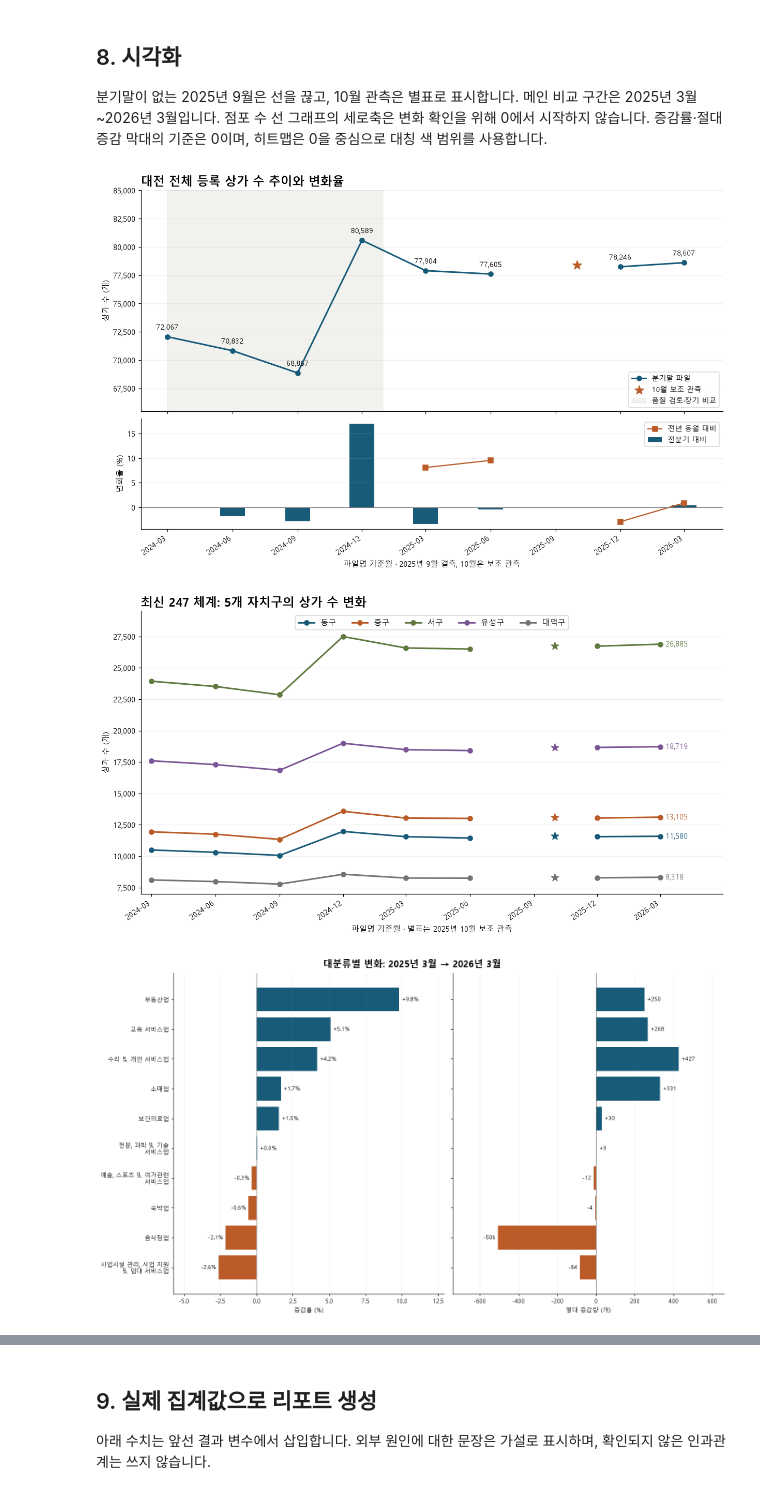
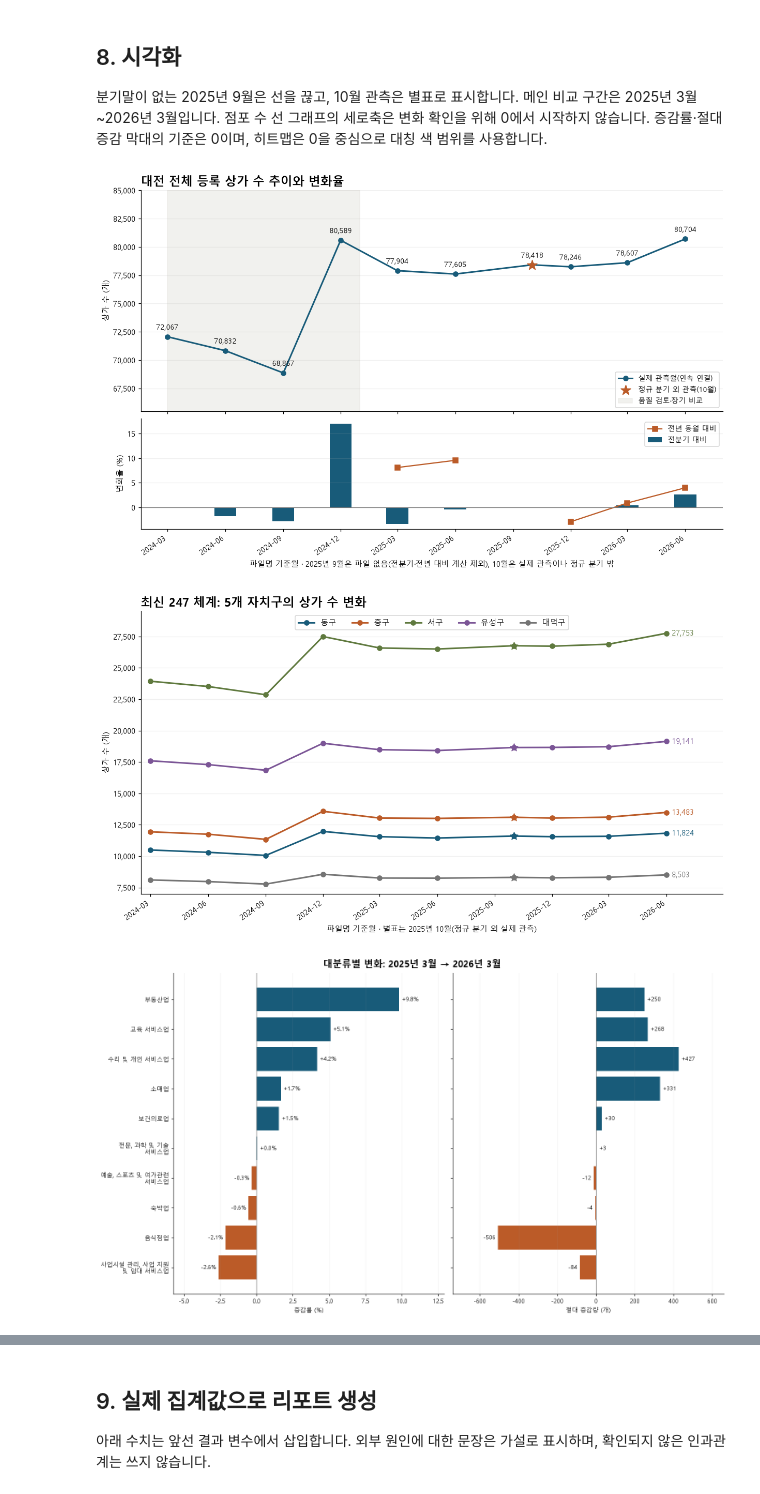
Before and after one commit to Frost0313z/daejeon-commercial-analysis, a Jupyter notebook: analysis.ipynb, the cells around one changed output, grey strips where cells are left out. Saved outputs shown, nothing was run; the diff lists cells and outputs as text; code cells hidden in the pictures.

```diff
--- a/analysis.ipynb
+++ b/analysis.ipynb
@@ -380,7 +380,7 @@ observed = major_panel.groupby('period').store_count.agg(lambda s: s.sum(min_cou
 observed['previous_observation_pct'] = observed.store_count.pct_change(fill_method=None) * 100
 month_numbers = observed.index.to_series().dt.year * 12 + observed.index.to_series().dt.month
 observed['months_since_previous'] = month_numbers.diff()
-quarter_index = pd.date_range(periods[0], END, freq='3MS', name='period')
+quarter_index = pd.date_range(periods[0], periods[-1], freq='3MS', name='period')
 total = observed[['store_count']].reindex(quarter_index)
 total['qoq_pct'] = total.store_count.pct_change(fill_method=None) * 100
 total['yoy_pct'] = total.store_count.pct_change(4, fill_method=None) * 100
@@ -699,11 +700,11 @@ def time_axis(ax):
     ax.yaxis.set_major_formatter(ticker.StrMethodFormatter('{x:,.0f}'))
 
 fig, (ax, rates_ax) = plt.subplots(2, 1, figsize=(11, 7), gridspec_kw={'height_ratios': [2, 1]}, sharex=True, layout='constrained')
-ax.plot(total.index, total.store_count, marker='o', color='#185b79', linewidth=2, label='분기말 파일')
 extra = observed.loc[~observed.index.month.isin(quarter_months)]
-ax.scatter(extra.index, extra.store_count, marker='*', s=140, color='#bb5b28', label='10월 보조 관측', zorder=5)
+ax.plot(observed.index, observed.store_count, marker='o', color='#185b79', linewidth=2, label='실제 관측월(연속 연결)')
+ax.scatter(extra.index, extra.store_count, marker='*', s=170, color='#bb5b28', zorder=5, label='정규 분기 외 관측(10월)')
 ax.axvspan(periods[0], pd.Timestamp('2024-12-31'), color='#e9e8e4', alpha=.6, label='품질 검토·장기 비교')
-for p, value in total.store_count.dropna().items():
+for p, value in observed.store_count.items():
     ax.annotate(f'{value:,.0f}', (p, value), xytext=(0, 9), textcoords='offset points', ha='center', fontsize=9)
 ax.set_ylim(65500, 85000)
 ax.set_title('대전 전체 등록 상가 수 추이와 변화율', loc='left', fontweight='bold', fontsize=15)
@@ -713,7 +714,7 @@ rates_ax.bar(total.index, total.qoq_pct, width=35, color='#185b79', label='전
 rates_ax.plot(total.index, total.yoy_pct, marker='s', color='#bb5b28', label='전년 동월 대비')
 rates_ax.axhline(0, color='#777777', linewidth=.8)
 rates_ax.set_ylabel('변화율 (%)')
-rates_ax.set_xlabel('파일명 기준월 · 2025년 9월 결측, 10월은 보조 관측')
+rates_ax.set_xlabel('파일명 기준월 · 2025년 9월은 파일 없음(전분기·전년 대비 계산 제외), 10월은 실제 관측이나 정규 분기 밖')
 rates_ax.legend(fontsize=9)
 time_axis(ax)
 time_axis(rates_ax)
@@ -721,16 +722,17 @@ save_figure(fig, '01_total_store_trend.png')
 
 fig, ax = plt.subplots(figsize=(11, 6), layout='constrained')
 palette = ['#185b79', '#bb5b28', '#5f793e', '#7b5596', '#747474']
+LATEST = periods[-1]
 for name, color in zip(district_order, palette):
-    series = district[name].reindex(quarter_index)
+    series = district[name].sort_index()
     ax.plot(series.index, series, marker='o', label=name, color=color, linewidth=2)
-    ax.scatter(extra.index, district.loc[extra.index, name], marker='*', color=color, s=100)
-    ax.annotate(f'{district.loc[END, name]:,}', (END, district.loc[END, name]), xytext=(7, 0), textcoords='offset points', color=color, va='center')
-ax.set_xlim(periods[0] - pd.Timedelta(days=15), END + pd.Timedelta(days=90))
+    ax.scatter(extra.index, district.loc[extra.index, name], marker='*', color=color, s=100, zorder=5)
+    ax.annotate(f'{district.loc[LATEST, name]:,}', (LATEST, district.loc[LATEST, name]), xytext=(7, 0), textcoords='offset points', color=color, va='center')
+ax.set_xlim(periods[0] - pd.Timedelta(days=15), LATEST + pd.Timedelta(days=90))
 ax.set_ylim(7000, 29500)
 ax.set_title('최신 247 체계: 5개 자치구의 상가 수 변화', loc='left', fontweight='bold', fontsize=15)
 ax.set_ylabel('상가 수 (개)')
-ax.set_xlabel('파일명 기준월 · 별표는 2025년 10월 보조 관측')
+ax.set_xlabel('파일명 기준월 · 별표는 2025년 10월(정규 분기 외 실제 관측)')
 ax.legend(ncol=5, loc='upper center', bbox_to_anchor=(.5, 1.0))
 time_axis(ax)
 save_figure(fig, '02_district_trend.png')
@@ -767,36 +769,36 @@ ax.set_title('지역 × 대분류 증감률: 2025년 3월 → 2026년 3월', loc
 save_figure(fig, '04_district_category_heatmap.png')
 
 fig, ax = plt.subplots(figsize=(11, 5), layout='constrained')
 x = np.arange(len(transitions))
 ax.bar(x, transitions.appeared, label='등장한 업소번호', color='#185b79')
 ax.bar(x, -transitions.disappeared, label='사라진 업소번호', color='#bb5b28')
 ax.plot(x, transitions.net_change, marker='o', color='#333333', label='순변화')
 ax.axhline(0, color='#777777', linewidth=.8)
 ax.set_xticks(x, [p.strftime('%Y-%m') for p in transitions.period], rotation=35, ha='right')
-ax.set_title('정규화 후 업소번호 등장·소멸: 창업·폐업 여부는 미확인', loc='left', fontweight='bold', fontsize=15)
+ax.set_title('업소번호 등장·소멸: 창업·폐업 여부는 미확인', loc='left', fontweight='bold', fontsize=15)
 ax.set_xlabel('직전 파일과 비교한 현재 기준월 · 구간 길이는 2~4개월')
 ax.set_ylabel('업소번호 수 (개)')
 ax.yaxis.set_major_formatter(ticker.StrMethodFormatter('{x:,.0f}'))
 ax.legend()
 ax.grid(axis='y', alpha=.15)
 save_figure(fig, '05_id_turnover.png')
 fig, ax = plt.subplots(figsize=(13, 8), layout='constrained')
 decomp_plot = shock_decomposition.sort_values('change')
 y = np.arange(len(decomp_plot))
 ax.barh(y + .23, decomp_plot.appeared, height=.22, color='#185b79', label='등장 번호')
 ax.barh(y, -decomp_plot.disappeared, height=.22, color='#bb5b28', label='소멸 번호')
 ax.barh(y - .23, decomp_plot.reclassification_net, height=.22, color='#7b5596', label='유지 번호 업종 이동 순효과')
 ax.scatter(decomp_plot.change, y, marker='D', color='#202020', s=22, label='순변화', zorder=4)
 ax.set_yticks(y, [textwrap.fill(name, 16) for name in decomp_plot.category])
 ax.axvline(0, color='#777777', linewidth=.8)
 ax.set_xlabel('업소번호 수 (개) · 등장 - 소멸 + 업종 이동 순효과 = 순변화')
-ax.set_title('2024년 9→12월: 코드 정규화의 총량 효과 0개', loc='left', fontweight='bold', fontsize=15)
+ax.set_title('2024년 9→12월: 247개 체계 전환의 총량 효과 0개', loc='left', fontweight='bold', fontsize=15)
 ax.xaxis.set_major_formatter(ticker.StrMethodFormatter('{x:,.0f}'))
 ax.grid(axis='x', alpha=.15)
 ax.legend(loc='lower right', fontsize=9)
 save_figure(fig, '06_classification_scope_decomposition.png')
 # %% [output]
-[figure, old version]
+[figure, new version]
-[figure, old version]
+[figure, new version]
 [figure]
 [figure]
```
Also changed, not shown: parts of 2 cells of this notebook, 8 other files.
